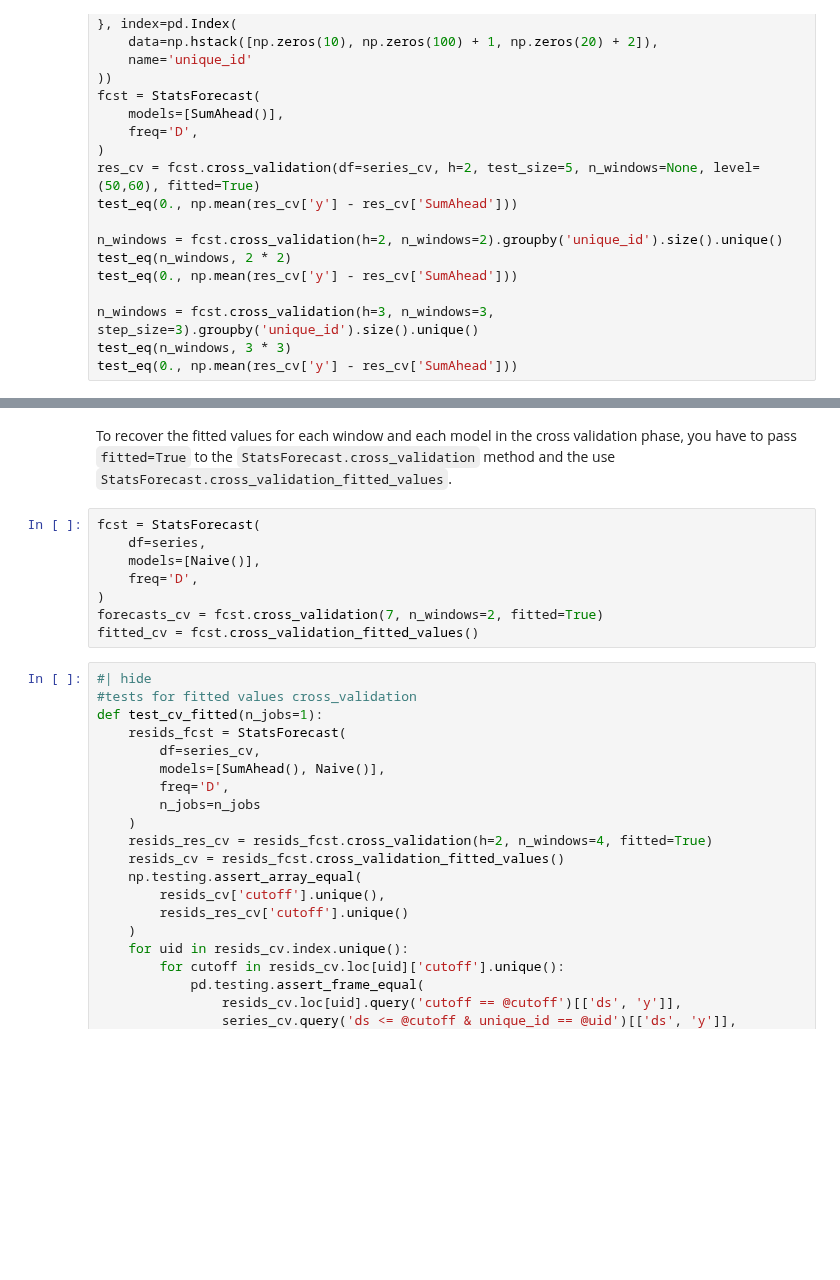
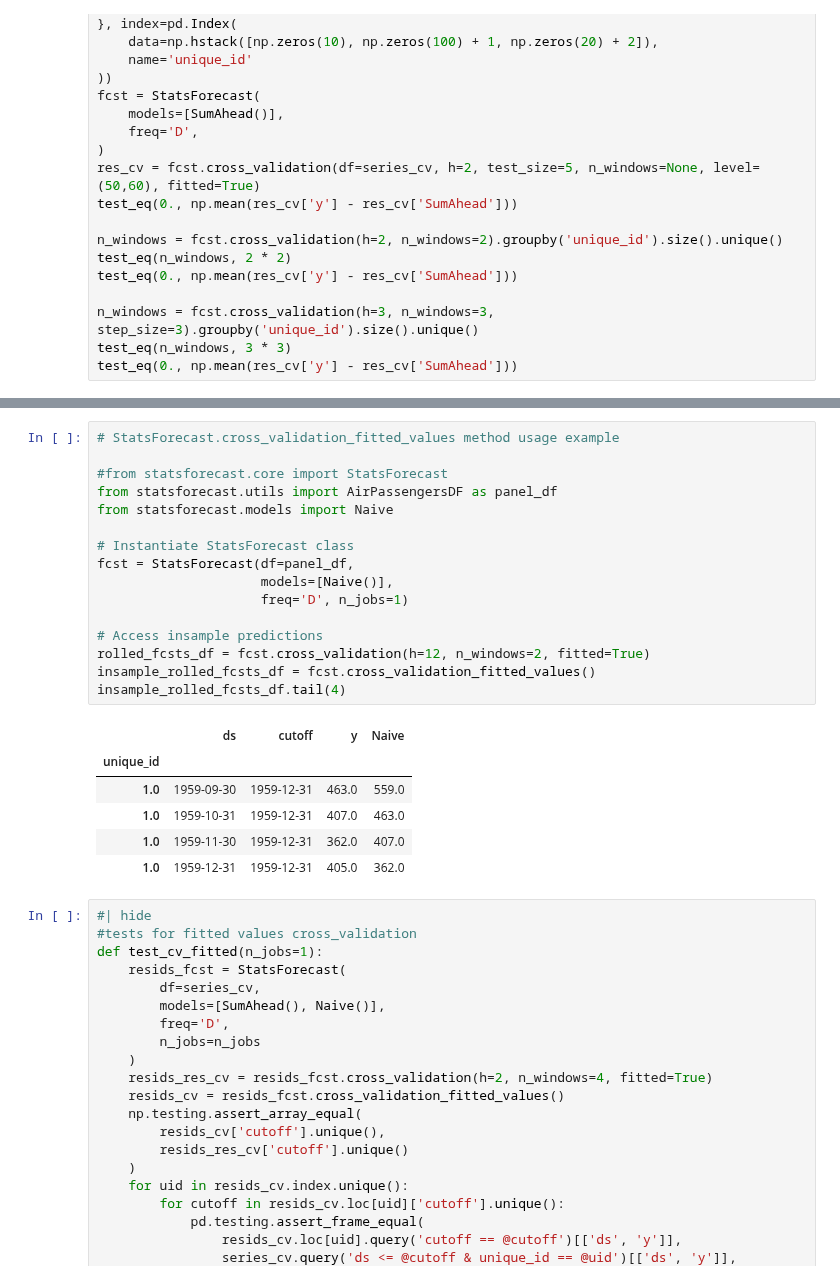
Before and after one commit to Nixtla/statsforecast, a Jupyter notebook: nbs/core.ipynb, the cells around one changed output, grey strips where cells are left out. Saved outputs shown, nothing was run; the diff lists cells and outputs as text; blank space fills up the shorter version.

```diff
--- a/nbs/core.ipynb
+++ b/nbs/core.ipynb
@@ -1068,13 +1416,26 @@ show_doc(StatsForecast.cross_validation_fitted_values)
-# %% [markdown]
-To recover the fitted values for each window and each model in the cross validation phase, you have to pass `fitted=True` to the `StatsForecast.cross_validation` method and the use `StatsForecast.cross_validation_fitted_values`.
 # %%
-fcst = StatsForecast(
-    df=series,
-    models=[Naive()],
-    freq='D',
-)
-forecasts_cv = fcst.cross_validation(7, n_windows=2, fitted=True)
-fitted_cv = fcst.cross_validation_fitted_values()
+# StatsForecast.cross_validation_fitted_values method usage example
+
+#from statsforecast.core import StatsForecast
+from statsforecast.utils import AirPassengersDF as panel_df
+from statsforecast.models import Naive
+
+# Instantiate StatsForecast class
+fcst = StatsForecast(df=panel_df,
+                     models=[Naive()],
+                     freq='D', n_jobs=1)
+
+# Access insample predictions
+rolled_fcsts_df = fcst.cross_validation(h=12, n_windows=2, fitted=True)
+insample_rolled_fcsts_df = fcst.cross_validation_fitted_values()
+insample_rolled_fcsts_df.tail(4)
+# %% [output]
+|  | ds | cutoff | y | Naive |
+| unique_id |  |  |  |  |
+| 1.0 | 1959-09-30 | 1959-12-31 | 463.0 | 559.0 |
+| 1.0 | 1959-10-31 | 1959-12-31 | 407.0 | 463.0 |
+| 1.0 | 1959-11-30 | 1959-12-31 | 362.0 | 407.0 |
+| 1.0 | 1959-12-31 | 1959-12-31 | 405.0 | 362.0 |
 # %%
 #| hide
 #tests for fitted values cross_validation
```
Also changed, not shown: parts of 36 cells of this notebook, 4 other files.
